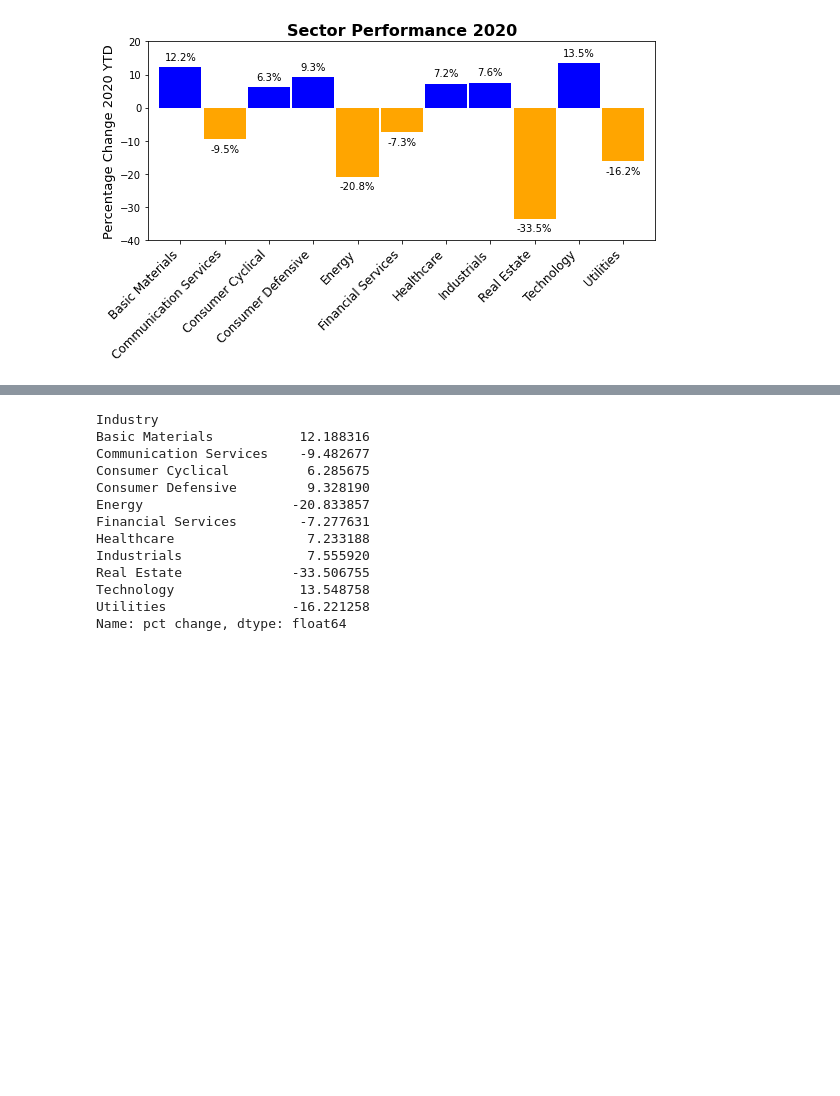
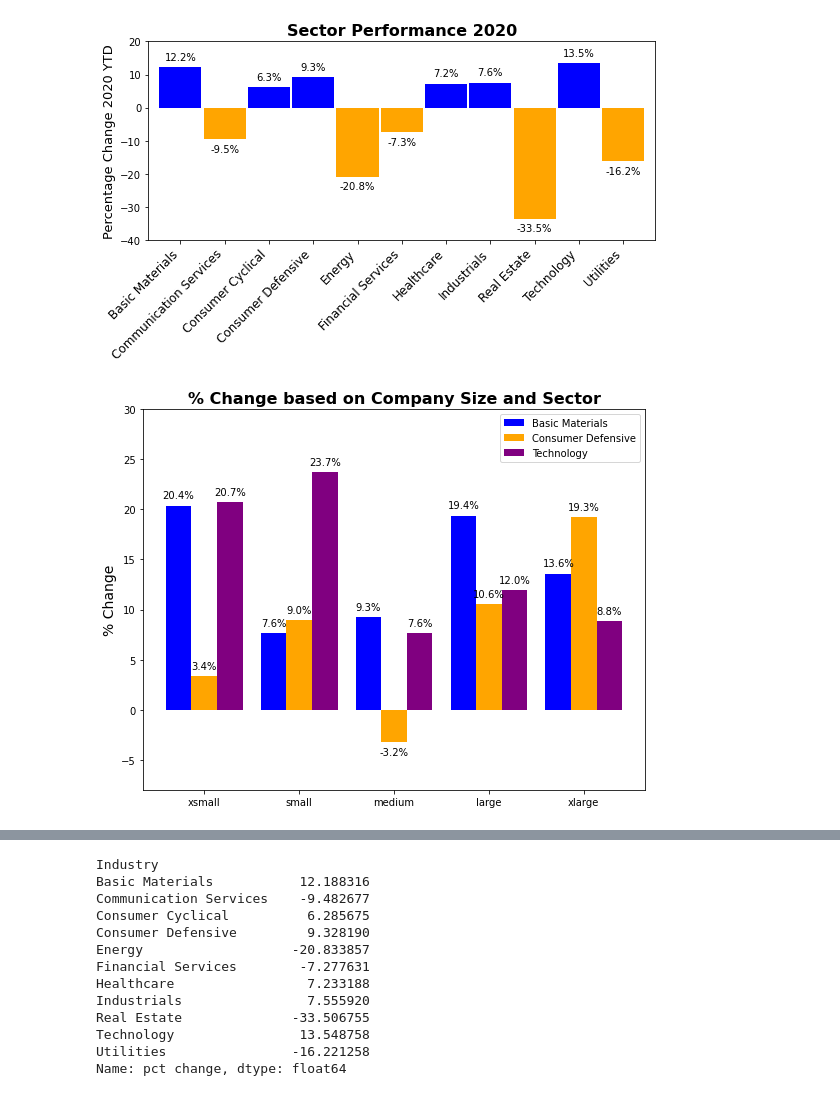
Before and after one commit to andresALLDAY/Project1, a Jupyter notebook: industry_plots.ipynb, the cells around one changed output, grey strips where cells are left out. Drawn from its saved outputs; the diff is of its cells as text; code cells hidden in the pictures; blank space fills up the shorter version.

```diff
--- a/industry_plots.ipynb
+++ b/industry_plots.ipynb
@@ -37,0 +52,6 @@ ticker2020
+# %%
+sector = ['Basic Materials','Consumer Defensive','Technology']
+selected_sectors = ticker2020.loc[ticker2020['Sector'].isin(sector)]
+sector_chg = selected_sectors.groupby(['Sector','Size']).mean()
+sector_chg.reset_index(inplace=True)
+sector_chg
@@ -104,3 +144,31 @@ plt.tight_layout()
 plt.savefig('images/industry_performance_w_labels.png')
 # %% [output]
 [figure]
+# %%
+basic = sector_chg[(sector_chg['Sector'] == 'Basic Materials')]['pct change']
+defense = sector_chg[sector_chg['Sector'] == 'Consumer Defensive']['pct change']
+tech = sector_chg[(sector_chg['Sector'] == 'Technology')]['pct change']
+N = 5
+ind = np.arange(N)  # the x locations for the groups
+width = 0.27       # the width of the bars
+
+fig = plt.figure(figsize=(9,7))
+ax = fig.add_subplot(111)
+
+yvals = basic
+rects1 = ax.bar(ind, yvals, width, color='blue')
+zvals = defense
+rects2 = ax.bar(ind+width, zvals, width, color='orange')
+kvals = tech
+rects3 = ax.bar(ind+width*2, kvals, width, color='purple')
+ax.set_ylim(-8,30)
+ax.set_ylabel('% Change',fontsize=14)
+ax.set_title('% Change based on Company Size and Sector',fontsize=16,fontweight='bold')
+ax.set_xticks(ind+width)
+ax.set_xticklabels(labels)
+ax.legend( (rects1[0], rects2[0], rects3[0]), ('Basic Materials', 'Consumer Defensive', 'Technology') )
+add_value_labels(ax)
+
+plt.savefig('images/perc_by_size.png')
+# %% [output]
+[figure, added]
```
Also changed, not shown: parts of 11 cells of this notebook, 7 other files.
